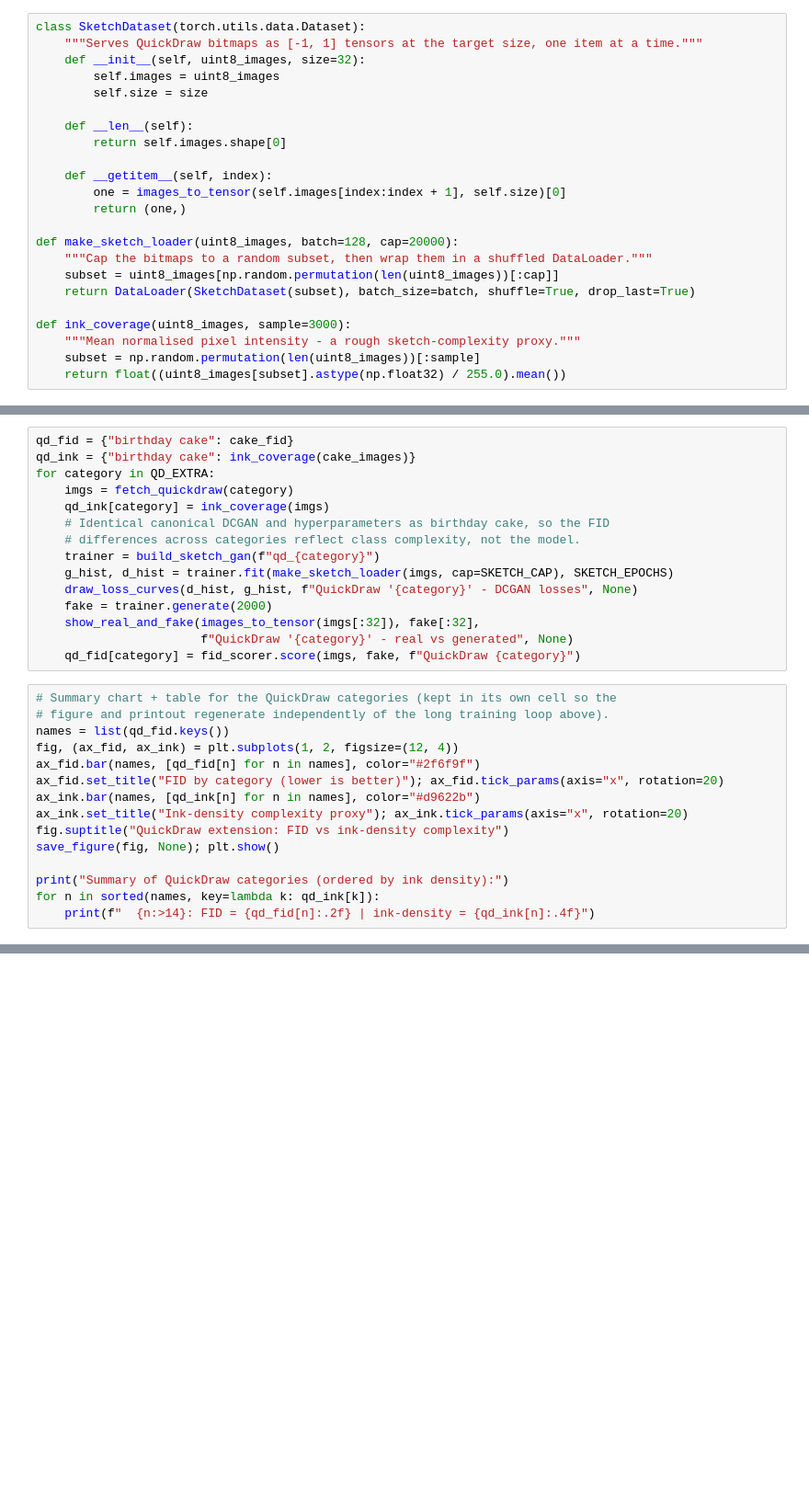
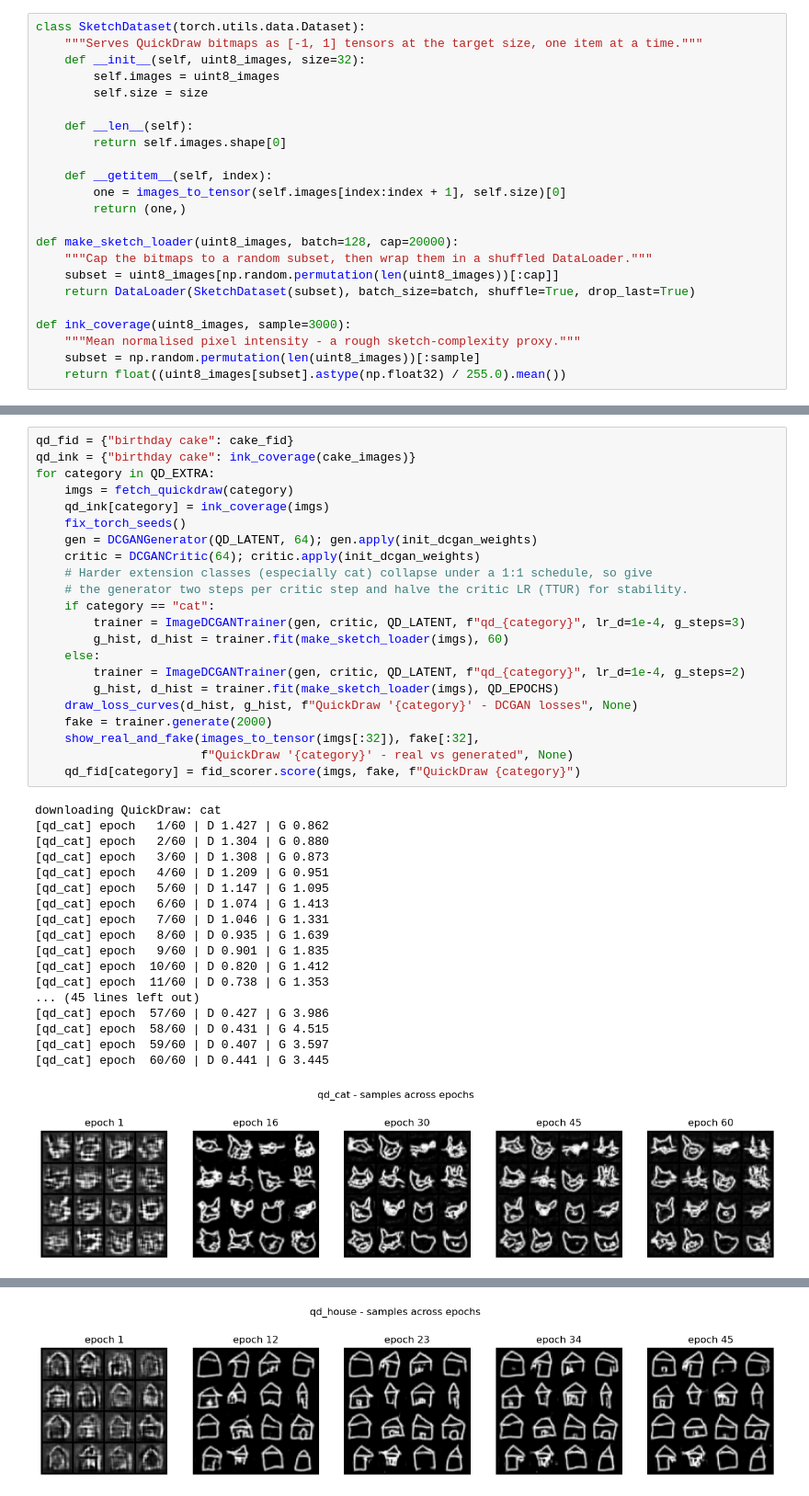
Before and after one commit to nithinreddy2003/GAN_Assignments_Testing, a Jupyter notebook: GAN_Assignment_Set4_Final.ipynb, the cells around one changed output, grey strips where cells are left out. Shown at 92% size. Saved outputs shown, nothing was run; the diff lists cells and outputs as text; blank space fills up the shorter version.

```diff
--- a/GAN_Assignment_Set4_Final.ipynb
+++ b/GAN_Assignment_Set4_Final.ipynb
@@ -1419,30 +1444,41 @@ The **same** DCGAN and hyperparameters used for birthday cake are now applied to
-# %%
-qd_fid = {"birthday cake": cake_fid}
-qd_ink = {"birthday cake": ink_coverage(cake_images)}
-for category in QD_EXTRA:
-    imgs = fetch_quickdraw(category)
-    qd_ink[category] = ink_coverage(imgs)
-    # Identical canonical DCGAN and hyperparameters as birthday cake, so the FID
-    # differences across categories reflect class complexity, not the model.
-    trainer = build_sketch_gan(f"qd_{category}")
-    g_hist, d_hist = trainer.fit(make_sketch_loader(imgs, cap=SKETCH_CAP), SKETCH_EPOCHS)
-    draw_loss_curves(d_hist, g_hist, f"QuickDraw '{category}' - DCGAN losses", None)
-    fake = trainer.generate(2000)
-    show_real_and_fake(images_to_tensor(imgs[:32]), fake[:32],
-                       f"QuickDraw '{category}' - real vs generated", None)
-    qd_fid[category] = fid_scorer.score(imgs, fake, f"QuickDraw {category}")
-# %%
-# Summary chart + table for the QuickDraw categories (kept in its own cell so the
-# figure and printout regenerate independently of the long training loop above).
-names = list(qd_fid.keys())
-fig, (ax_fid, ax_ink) = plt.subplots(1, 2, figsize=(12, 4))
-ax_fid.bar(names, [qd_fid[n] for n in names], color="#2f6f9f")
-ax_fid.set_title("FID by category (lower is better)"); ax_fid.tick_params(axis="x", rotation=20)
-ax_ink.bar(names, [qd_ink[n] for n in names], color="#d9622b")
-ax_ink.set_title("Ink-density complexity proxy"); ax_ink.tick_params(axis="x", rotation=20)
-fig.suptitle("QuickDraw extension: FID vs ink-density complexity")
-save_figure(fig, None); plt.show()
-
-print("Summary of QuickDraw categories (ordered by ink density):")
-for n in sorted(names, key=lambda k: qd_ink[k]):
-    print(f"  {n:>14}: FID = {qd_fid[n]:.2f} | ink-density = {qd_ink[n]:.4f}")
+# %%
+qd_fid = {"birthday cake": cake_fid}
+qd_ink = {"birthday cake": ink_coverage(cake_images)}
+for category in QD_EXTRA:
+    imgs = fetch_quickdraw(category)
+    qd_ink[category] = ink_coverage(imgs)
+    fix_torch_seeds()
+    gen = DCGANGenerator(QD_LATENT, 64); gen.apply(init_dcgan_weights)
+    critic = DCGANCritic(64); critic.apply(init_dcgan_weights)
+    # Harder extension classes (especially cat) collapse under a 1:1 schedule, so give
+    # the generator two steps per critic step and halve the critic LR (TTUR) for stability.
+    if category == "cat":
+        trainer = ImageDCGANTrainer(gen, critic, QD_LATENT, f"qd_{category}", lr_d=1e-4, g_steps=3)
+        g_hist, d_hist = trainer.fit(make_sketch_loader(imgs), 60)
+    else:
+        trainer = ImageDCGANTrainer(gen, critic, QD_LATENT, f"qd_{category}", lr_d=1e-4, g_steps=2)
+        g_hist, d_hist = trainer.fit(make_sketch_loader(imgs), QD_EPOCHS)
+    draw_loss_curves(d_hist, g_hist, f"QuickDraw '{category}' - DCGAN losses", None)
+    fake = trainer.generate(2000)
+    show_real_and_fake(images_to_tensor(imgs[:32]), fake[:32],
+                       f"QuickDraw '{category}' - real vs generated", None)
+    qd_fid[category] = fid_scorer.score(imgs, fake, f"QuickDraw {category}")
+# %% [output]
+downloading QuickDraw: cat
+[qd_cat] epoch   1/60 | D 1.427 | G 0.862
+[qd_cat] epoch   2/60 | D 1.304 | G 0.880
+[qd_cat] epoch   3/60 | D 1.308 | G 0.873
+[qd_cat] epoch   4/60 | D 1.209 | G 0.951
+[qd_cat] epoch   5/60 | D 1.147 | G 1.095
+[qd_cat] epoch   6/60 | D 1.074 | G 1.413
+[qd_cat] epoch   7/60 | D 1.046 | G 1.331
+[qd_cat] epoch   8/60 | D 0.935 | G 1.639
+[qd_cat] epoch   9/60 | D 0.901 | G 1.835
+[qd_cat] epoch  10/60 | D 0.820 | G 1.412
+[qd_cat] epoch  11/60 | D 0.738 | G 1.353
+... (45 lines left out)
+[qd_cat] epoch  57/60 | D 0.427 | G 3.986
+[qd_cat] epoch  58/60 | D 0.431 | G 4.515
+[qd_cat] epoch  59/60 | D 0.407 | G 3.597
+[qd_cat] epoch  60/60 | D 0.441 | G 3.445
+[figure, added]
@@ -1448,0 +1504 @@ for n in sorted(names, key=lambda k: qd_ink[k]):
+[figure, added]
```
Also changed, not shown: parts of 51 cells of this notebook.
